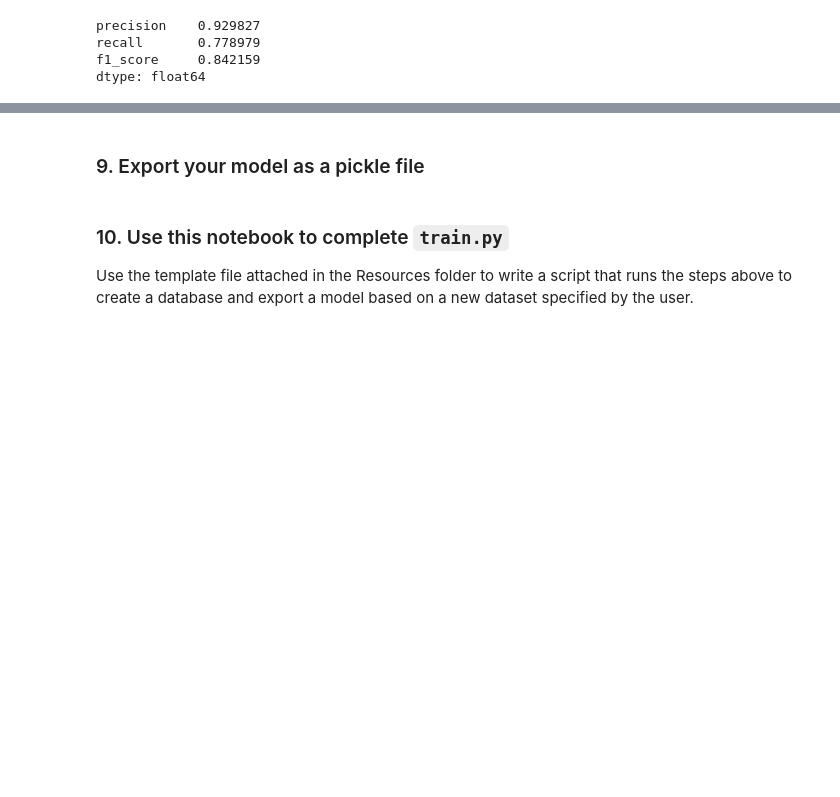
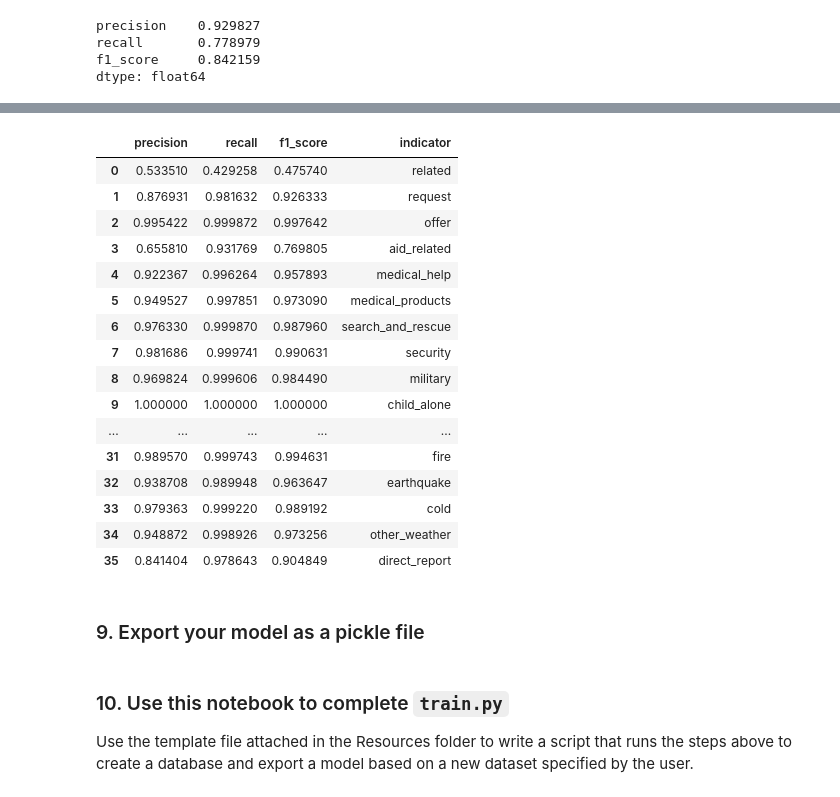
Before and after one commit to edifierxuhao/Disaster_Response_Pipeline_project, a Jupyter notebook: ML Pipeline Preparation.ipynb, the cells around one changed output, grey strips where cells are left out. Drawn from its saved outputs; the diff is of its cells as text; code cells hidden in the pictures; blank space fills up the shorter version.

```diff
--- a/ML Pipeline Preparation.ipynb
+++ b/ML Pipeline Preparation.ipynb
@@ -362,12 +271,3 @@ precision    0.929827
 recall       0.778979
 f1_score     0.842159
 dtype: float64
-# %%
-import time
-
-a = time.time()
-a
-for i in range(1000):
-    i += 1
-b = time.time() - a
-b
@@ -427,3 +401,33 @@ time_cost = time.time() - now
+# %%
+result = []
+for i in range(y_test.shape[1]):
+    test_value = y_test.iloc[:, i]
+    pred_value = [a[i] for a in y_pred]
+    result.append(list(classification_report(test_value, pred_value,output_dict = True)['0'].values())[:3])
+# %%
+df3 = pd.DataFrame(result,columns=['precision','recall','f1_score'])
+# %%
+df3['indicator'] = category_names
+# %%
+df3
+# %% [output]
+|  | precision | recall | f1_score | indicator |
+| 0 | 0.533510 | 0.429258 | 0.475740 | related |
+| 1 | 0.876931 | 0.981632 | 0.926333 | request |
+| 2 | 0.995422 | 0.999872 | 0.997642 | offer |
+| 3 | 0.655810 | 0.931769 | 0.769805 | aid_related |
+| 4 | 0.922367 | 0.996264 | 0.957893 | medical_help |
+| 5 | 0.949527 | 0.997851 | 0.973090 | medical_products |
+| 6 | 0.976330 | 0.999870 | 0.987960 | search_and_rescue |
+| 7 | 0.981686 | 0.999741 | 0.990631 | security |
+| 8 | 0.969824 | 0.999606 | 0.984490 | military |
+| 9 | 1.000000 | 1.000000 | 1.000000 | child_alone |
+| ... | ... | ... | ... | ... |
+| 31 | 0.989570 | 0.999743 | 0.994631 | fire |
+| 32 | 0.938708 | 0.989948 | 0.963647 | earthquake |
+| 33 | 0.979363 | 0.999220 | 0.989192 | cold |
+| 34 | 0.948872 | 0.998926 | 0.973256 | other_weather |
+| 35 | 0.841404 | 0.978643 | 0.904849 | direct_report |
 # %% [markdown]
 ### 9. Export your model as a pickle file
 # %%
```
Also changed, not shown: parts of 48 cells of this notebook, 11 other files.
